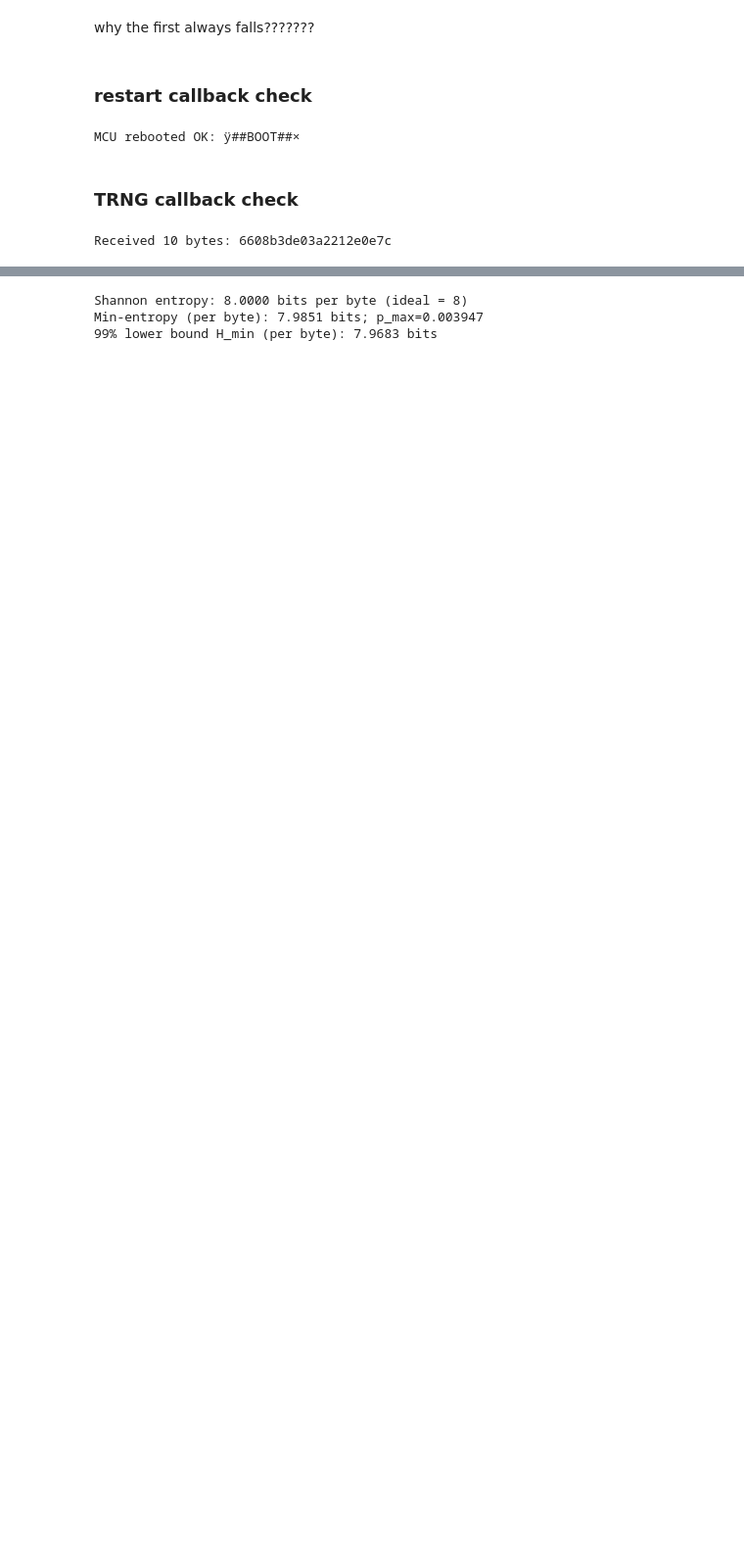
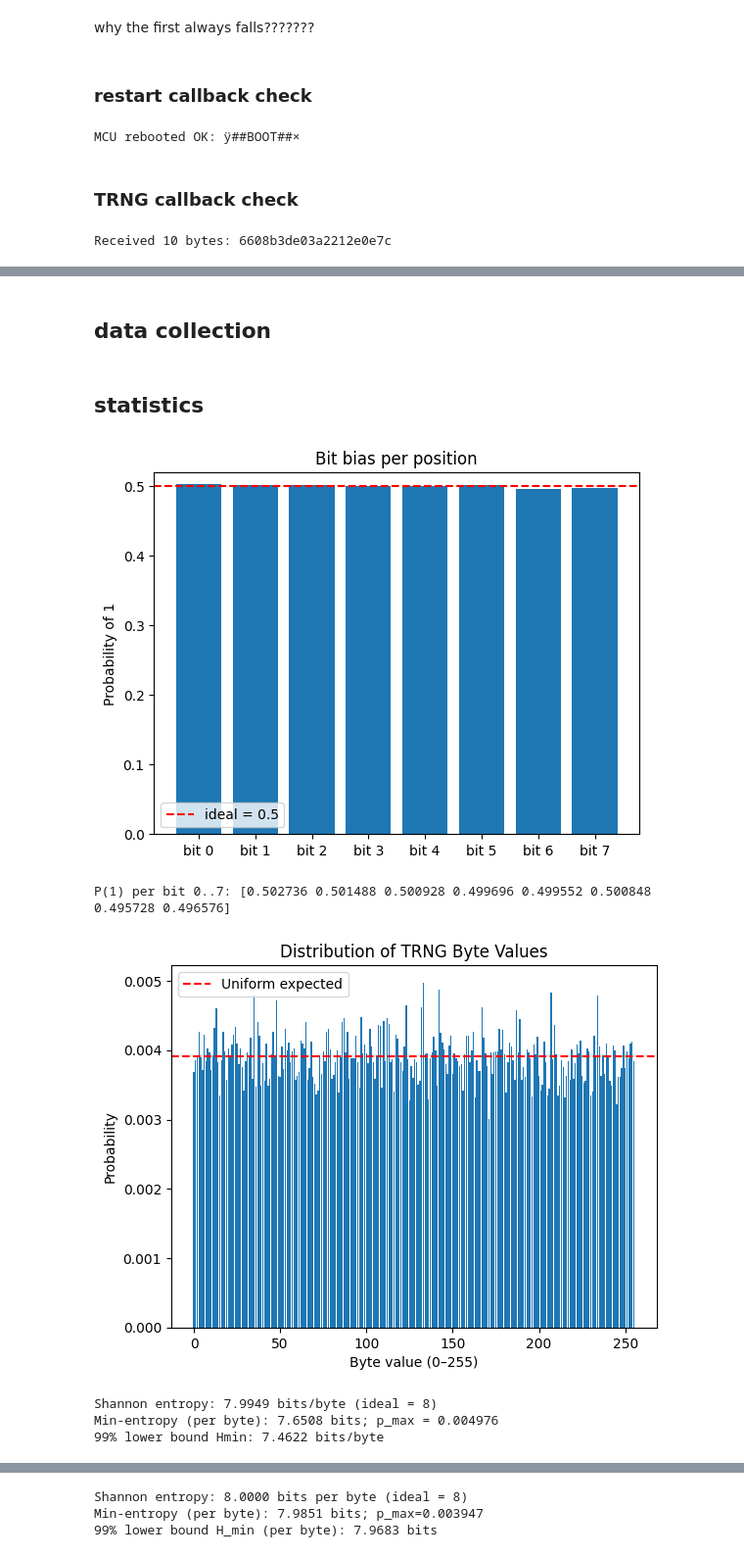
Before and after one commit to alonab01/chipwhisperer, a Jupyter notebook: secure-hardware/TRNG/combined_trng/jupyter/TRNG_Project.ipynb, the cells around one changed output, grey strips where cells are left out. Shown at 98% size. Cells and saved outputs as stored; diff of their text form; code cells hidden in the pictures; blank space fills up the shorter version.

```diff
--- a/secure-hardware/TRNG/combined_trng/jupyter/TRNG_Project.ipynb
+++ b/secure-hardware/TRNG/combined_trng/jupyter/TRNG_Project.ipynb
@@ -107,0 +282,2 @@ Received 10 bytes: 6608b3de03a2212e0e7c
+# %% [markdown]
+## data collection
@@ -107,0 +327,38 @@ Received 10 bytes: 6608b3de03a2212e0e7c
+# %% [markdown]
+## statistics
+# %%
+import numpy as np
+
+# Load your TRNG data (from binary file)
+# data = np.fromfile("your_trng_output.bin", dtype=np.uint8)
+
+# Initialize analyzer
+analyzer = TRNGAnalyzer(data)
+
+# 1. Distribution
+
+# Plot per-bit bias
+analyzer.plot_bit_bias()
+# If you also want the raw numbers:
+biases = analyzer.bit_bias()
+print("P(1) per bit 0..7:", np.round(biases, 6))
+# Plot byte distribution
+counts, probs = analyzer.byte_distribution()
+analyzer.plot_distribution(range(256), probs)
+
+# 2. Entropy
+results = analyzer.entropy_measures()
+
+# 3. Autocorrelation
+analyzer.autocorrelation(max_lag=64)
+
+# 4. FFT analysis
+bits = np.unpackbits(data)
+analyzer.fft_spectrum(bits)
+# %% [output]
+[figure, added]
+P(1) per bit 0..7: [0.502736 0.501488 0.500928 0.499696 0.499552 0.500848 0.495728 0.496576]
+[figure, added]
+Shannon entropy: 7.9949 bits/byte (ideal = 8)
+Min-entropy (per byte): 7.6508 bits; p_max = 0.004976
+99% lower bound Hmin: 7.4622 bits/byte
```
Also changed, not shown: parts of 21 cells of this notebook.
